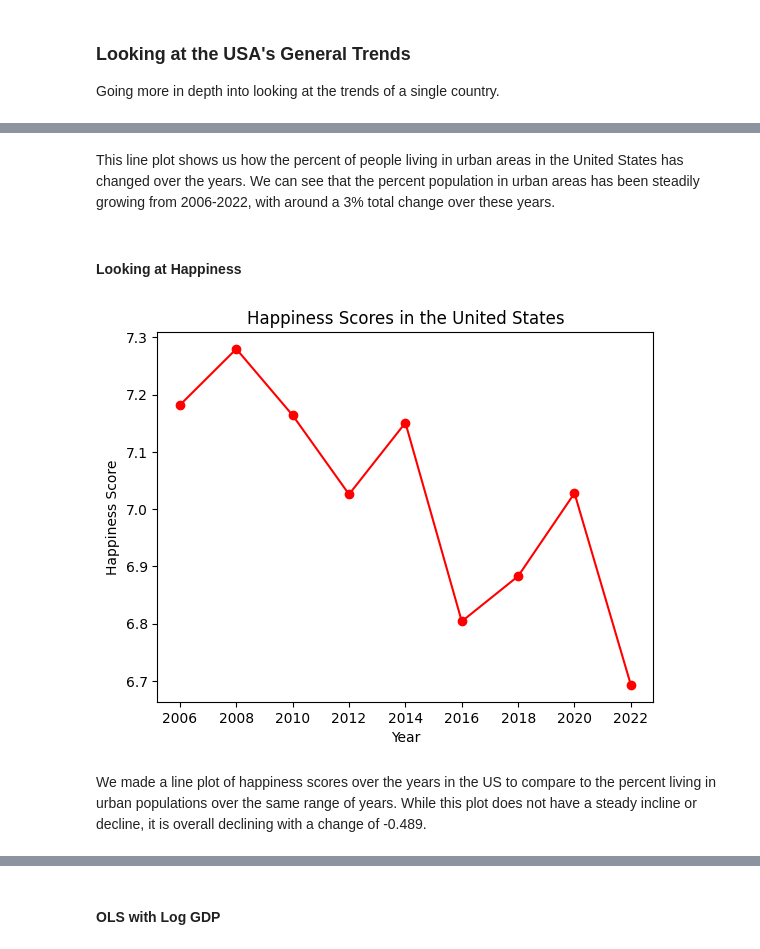
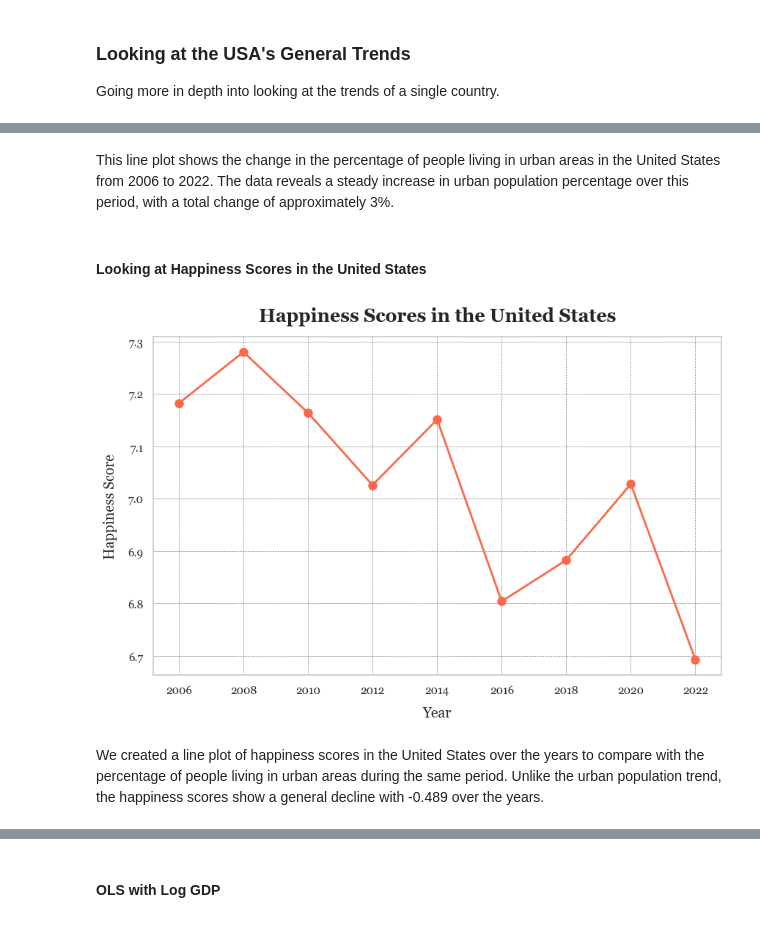
Before and after one commit to abbymcleod/Country-Happiness-Index, a Jupyter notebook: EDACheckpoint_Group010-FA24.ipynb, the cells around one changed output, grey strips where cells are left out. Cells and saved outputs as stored; diff of their text form; code cells hidden in the pictures.

```diff
--- a/EDACheckpoint_Group010-FA24.ipynb
+++ b/EDACheckpoint_Group010-FA24.ipynb
@@ -522,9 +543,19 @@ As seen by the trend and the linear regression line, there is a strong positive
 
 Going more in depth into looking at the trends of a single country.
 # %%
+sns.set_theme(style='whitegrid')
+plt.rcParams['font.family'] = 'Georgia'
+
+plt.figure(figsize=(10, 6))
 us_only = merged_df[merged_df.get('Country name') == 'United States']
-plt.plot(us_only['Year'], us_only['Urban population (% of total population)'], marker = 'o')
-plt.title('Urban Population (% of Total Population) in the United States')
-plt.xlabel('Year')
-plt.ylabel('Urban Population (% of Total Population)');
+plt.plot(us_only['Year'], us_only['Urban population (% of total population)'],
+         marker = 'o',
+         color=sns.color_palette("Blues", 1)[0],
+         markersize=8, linewidth=2)
+plt.title('Urban Population (% of Total Population) in the United States', fontsize=18, fontweight='bold', pad=15)
+plt.xlabel('Year', fontsize=14, labelpad=10)
+plt.ylabel('Urban Population (% of Total Population)', fontsize=14, labelpad=10)
+
+plt.grid(color='gray', linestyle='--', linewidth=0.5)
+plt.show()
 # %% [output]
@@ -532,16 +563,26 @@ plt.ylabel('Urban Population (% of Total Population)');
 # %% [markdown]
-This line plot shows us how the percent of people living in urban areas in the United States has changed over the years. We can see that the percent population in urban areas has been steadily growing from 2006-2022, with around a 3% total change over these years.
+This line plot shows the change in the percentage of people living in urban areas in the United States from 2006 to 2022. The data reveals a steady increase in urban population percentage over this period, with a total change of approximately 3%.
 # %% [markdown]
-#### Looking at Happiness
+#### Looking at Happiness Scores in the United States
 # %%
-plt.plot(us_only['Year'], us_only['Ladder score'], marker='o', color='r')
-plt.title('Happiness Scores in the United States')
-plt.xlabel('Year')
-plt.ylabel('Happiness Score');
+sns.set_theme(style='whitegrid')
+plt.rcParams['font.family'] = 'Georgia'
+
+plt.figure(figsize=(10, 6))
+plt.plot(us_only['Year'], us_only['Ladder score'],
+         marker = 'o',
+         color=sns.color_palette("Reds", 1)[0],
+         markersize=8, linewidth=2)
+plt.title('Happiness Scores in the United States', fontsize=18, fontweight='bold', pad=15)
+plt.xlabel('Year', fontsize=14, labelpad=10)
+plt.ylabel('Happiness Score', fontsize=14, labelpad=10)
+
+plt.grid(color='gray', linestyle='--', linewidth=0.5)
+plt.show()
 # %% [output]
-[figure, old version]
+[figure, new version]
-# %% [markdown]
-We made a line plot of happiness scores over the years in the US to compare to the percent living in urban populations over the same range of years. While this plot does not have a steady incline or decline, it is overall declining with a change of -0.489.
+# %% [markdown]
+We created a line plot of happiness scores in the United States over the years to compare with the percentage of people living in urban areas during the same period. Unlike the urban population trend, the happiness scores show a general decline with -0.489 over the years.
 # %%
 us_only = us_only.rename(columns={'Urban population (% of total population)': 'urban_percent'})
 us_only = us_only.rename(columns={'Ladder score': 'ladder_score'})
```
Also changed, not shown: parts of 14 cells of this notebook.
